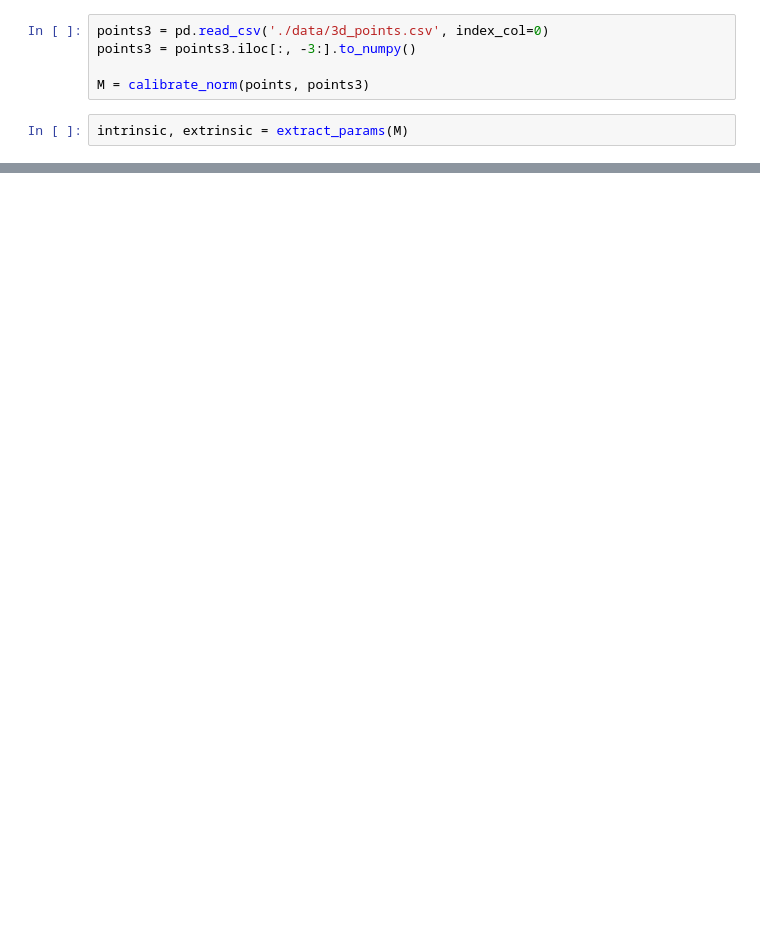
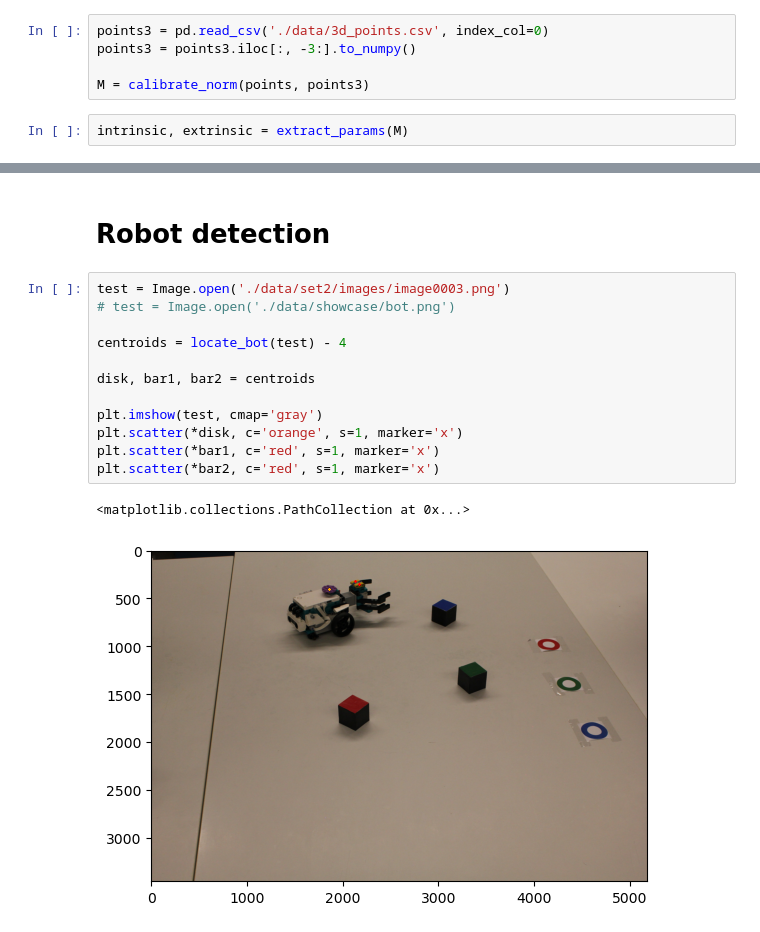
Before and after one commit to imveikka/3DCV_project, a Jupyter notebook: sandbox.ipynb, the cells around one changed output, grey strips where cells are left out. Drawn from its saved outputs; the diff is of its cells as text; blank space fills up the shorter version.

Commit message:
bot detection

```diff
--- a/sandbox.ipynb
+++ b/sandbox.ipynb
@@ -49,0 +51,17 @@ plt.show()
+# %% [markdown]
+# Robot detection
+# %%
+test = Image.open('./data/set2/images/image0003.png')
+# test = Image.open('./data/showcase/bot.png')
+
+centroids = locate_bot(test) - 4
+
+disk, bar1, bar2 = centroids
+
+plt.imshow(test, cmap='gray')
+plt.scatter(*disk, c='orange', s=1, marker='x')
+plt.scatter(*bar1, c='red', s=1, marker='x')
+plt.scatter(*bar2, c='red', s=1, marker='x')
+# %% [output]
+<matplotlib.collections.PathCollection at 0x...>
+[figure, added]
```
Also changed, not shown: parts of 7 cells of this notebook, 1 other file.
